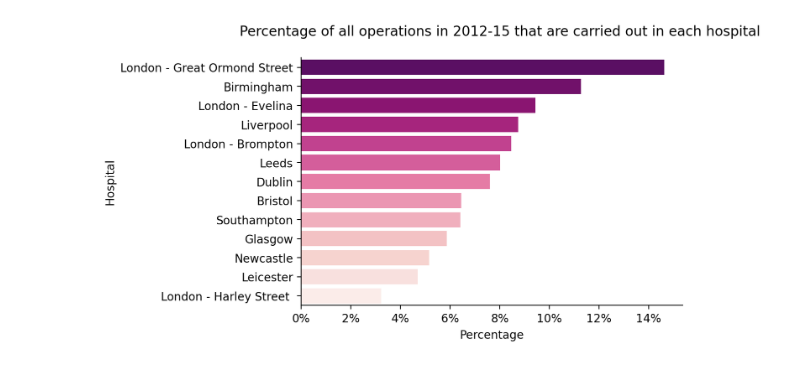
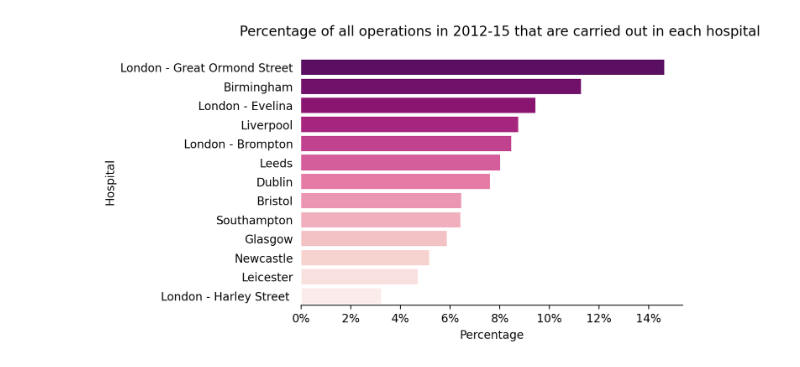
Before and after one commit to lyonjust/ArtofStatistics, a Jupyter notebook: 01-1-2-3-child-heart-survival-times/01-1-child-heart-survival-x.ipynb, the cells around one changed output. Drawn from its saved outputs; the diff is of its cells as text; code cells hidden in the pictures.

```diff
--- a/01-1-2-3-child-heart-survival-times/01-1-child-heart-survival-x.ipynb
+++ b/01-1-2-3-child-heart-survival-times/01-1-child-heart-survival-x.ipynb
@@ -16,13 +16,19 @@ df = df.sort_values('Percentage', ascending=False)
 # %%
 fig, ax = plt.subplots()
 
 sns.barplot(data=df, y='Hospital', x='Percentage', ax=ax, palette='RdPu_r')
 
 ax.spines['top'].set_visible(False)
 ax.spines['right'].set_visible(False)
+ax.spines['left'].set_visible(False)
+ax.tick_params(
+    axis='y',
+    which='both',
+    left=False,
+    labelleft=True)
 
 ax.xaxis.set_major_formatter(mtick.PercentFormatter(1,0))
 
 fig.suptitle('Percentage of all operations in 2012-15 that are carried out in each hospital', x=0, ha='left');
 # %% [output]
-[figure, old version]
+[figure, new version]
```
Also changed, not shown: 1 other file.
